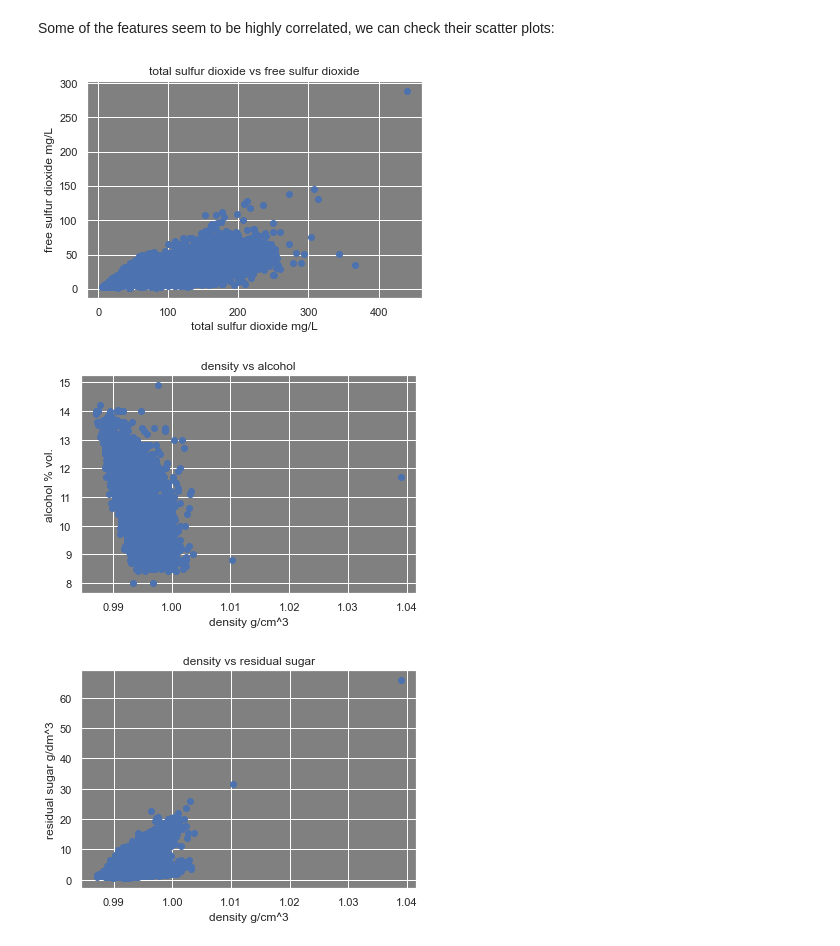
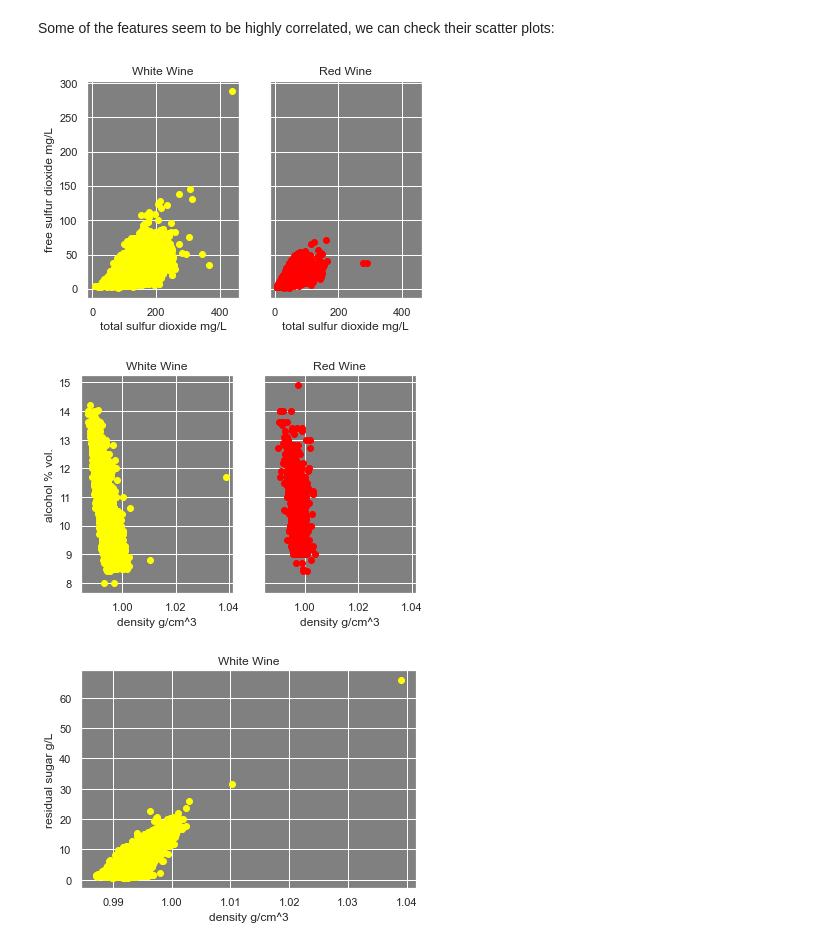
Before and after one commit to clementchen163/Wine-Quality, a Jupyter notebook: 2. EDA/Wine Quality EDA.ipynb, the cells around one changed output. Saved outputs shown, nothing was run; the diff lists cells and outputs as text; code cells hidden in the pictures.

```diff
--- a/2. EDA/Wine Quality EDA.ipynb
+++ b/2. EDA/Wine Quality EDA.ipynb
@@ -163,14 +172,14 @@ sns.heatmap(df.corr());
 # %% [markdown]
 Some of the features seem to be highly correlated, we can check their scatter plots:
 # %%
-correlation_plot(df, 'total sulfur dioxide', 'free sulfur dioxide', 'mg/L', 'mg/L')
+correlation_plot(df, 'total sulfur dioxide', 'free sulfur dioxide', 'mg/L', 'mg/L', graph='both')
 # %% [output]
-[figure, old version]
+[figure, new version]
 # %%
-correlation_plot(df, 'density', 'alcohol', 'g/cm^3', '% vol.')
+correlation_plot(df, 'density', 'alcohol', 'g/cm^3', '% vol.', graph='both')
 # %% [output]
-[figure, old version]
+[figure, new version]
 # %%
-correlation_plot(df, 'density', 'residual sugar', 'g/cm^3', 'g/dm^3')
+correlation_plot(df, 'density', 'residual sugar', 'g/cm^3', 'g/L', graph='white')
 # %% [output]
-[figure, old version]
+[figure, new version]
```
Also changed, not shown: parts of 7 cells of this notebook, 53 other files.
